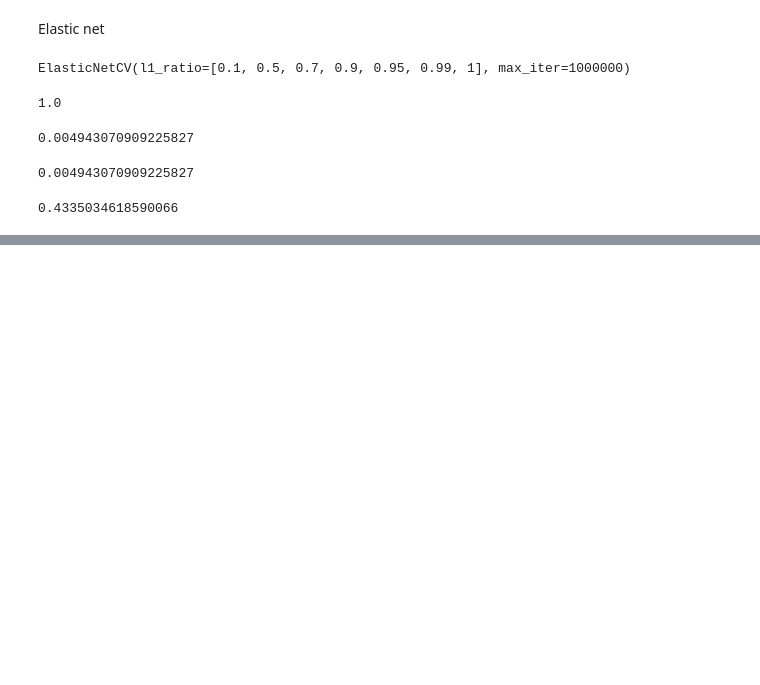
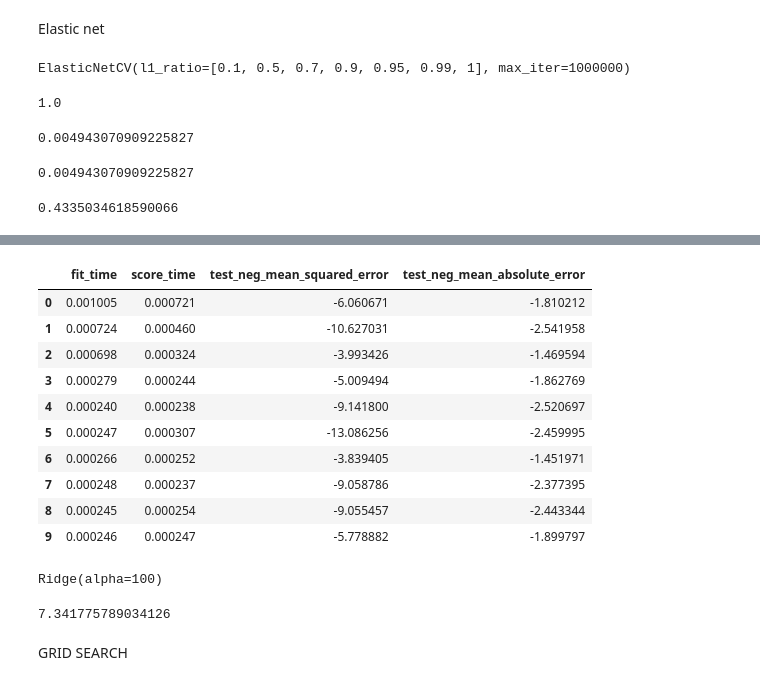
Before and after one commit to AlexanderCurry/Demo, a Jupyter notebook: LinearRegression.ipynb, the cells around one changed output, grey strips where cells are left out. Drawn from its saved outputs; the diff is of its cells as text; code cells hidden in the pictures; blank space fills up the shorter version.

```diff
--- a/sample.ipynb
+++ b/LinearRegression.ipynb
@@ -651,0 +811,18 @@ MAE
+# %%
+scores
+# %% [output]
+|  | fit_time | score_time | test_neg_mean_squared_error | test_neg_mean_absolute_error |
+| 0 | 0.001005 | 0.000721 | -6.060671 | -1.810212 |
+| 1 | 0.000724 | 0.000460 | -10.627031 | -2.541958 |
+| 2 | 0.000698 | 0.000324 | -3.993426 | -1.469594 |
+| 3 | 0.000279 | 0.000244 | -5.009494 | -1.862769 |
+| 4 | 0.000240 | 0.000238 | -9.141800 | -2.520697 |
+| 5 | 0.000247 | 0.000307 | -13.086256 | -2.459995 |
+| 6 | 0.000266 | 0.000252 | -3.839405 | -1.451971 |
+| 7 | 0.000248 | 0.000237 | -9.058786 | -2.377395 |
+| 8 | 0.000245 | 0.000254 | -9.055457 | -2.443344 |
+| 9 | 0.000246 | 0.000247 | -5.778882 | -1.899797 |
+# %%
+model.fit(X_train,y_train)
+# %% [output]
+Ridge(alpha=100)
@@ -651,0 +831,6 @@ MAE
+# %%
+mean_squared_error(y_test, y_final_pred)
+# %% [output]
+7.341775789034126
+# %% [markdown]
+GRID SEARCH
```
Also changed, not shown: parts of 65 cells of this notebook.
